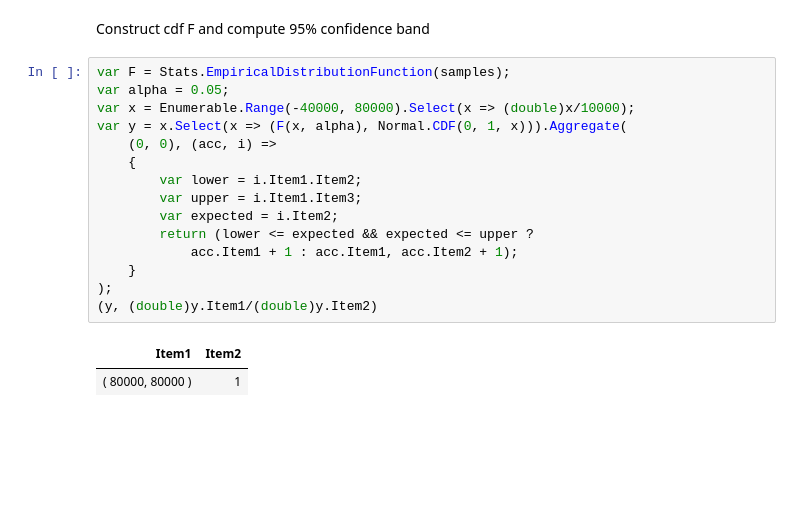
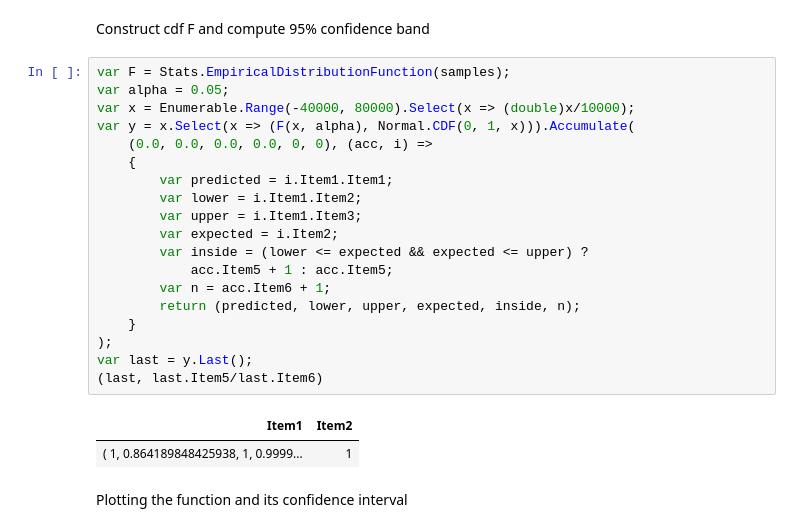
Before and after one commit to albertp007/Statsetera, a Jupyter notebook: notebooks/EmpiricalNormalDistribution.ipynb, the cells around one changed output. Saved outputs shown, nothing was run; the diff lists cells and outputs as text; blank space fills up the shorter version.

Commit message:
Added plot of prediction, confidence interval and actual of the normal cdf

```diff
--- a/notebooks/EmpiricalNormalDistribution.ipynb
+++ b/notebooks/EmpiricalNormalDistribution.ipynb
@@ -26,18 +26,24 @@ Construct cdf F and compute 95% confidence band
 # %%
 var F = Stats.EmpiricalDistributionFunction(samples);
 var alpha = 0.05;
 var x = Enumerable.Range(-40000, 80000).Select(x => (double)x/10000);
-var y = x.Select(x => (F(x, alpha), Normal.CDF(0, 1, x))).Aggregate(
-    (0, 0), (acc, i) =>
+var y = x.Select(x => (F(x, alpha), Normal.CDF(0, 1, x))).Accumulate(
+    (0.0, 0.0, 0.0, 0.0, 0, 0), (acc, i) =>
     {
+        var predicted = i.Item1.Item1;
         var lower = i.Item1.Item2;
         var upper = i.Item1.Item3;
         var expected = i.Item2;
-        return (lower <= expected && expected <= upper ?
-            acc.Item1 + 1 : acc.Item1, acc.Item2 + 1);
+        var inside = (lower <= expected && expected <= upper) ?
+            acc.Item5 + 1 : acc.Item5;
+        var n = acc.Item6 + 1;
+        return (predicted, lower, upper, expected, inside, n);
     }
 );
-(y, (double)y.Item1/(double)y.Item2)
+var last = y.Last();
+(last, last.Item5/last.Item6)
 # %% [output]
 | Item1 | Item2 |
-| ( 80000, 80000 ) | 1 |
+| ( 1, 0.864189848425938, 1, 0.9999... | 1 |
+# %% [markdown]
+Plotting the function and its confidence interval
```
Also changed, not shown: parts of 2 cells of this notebook.
